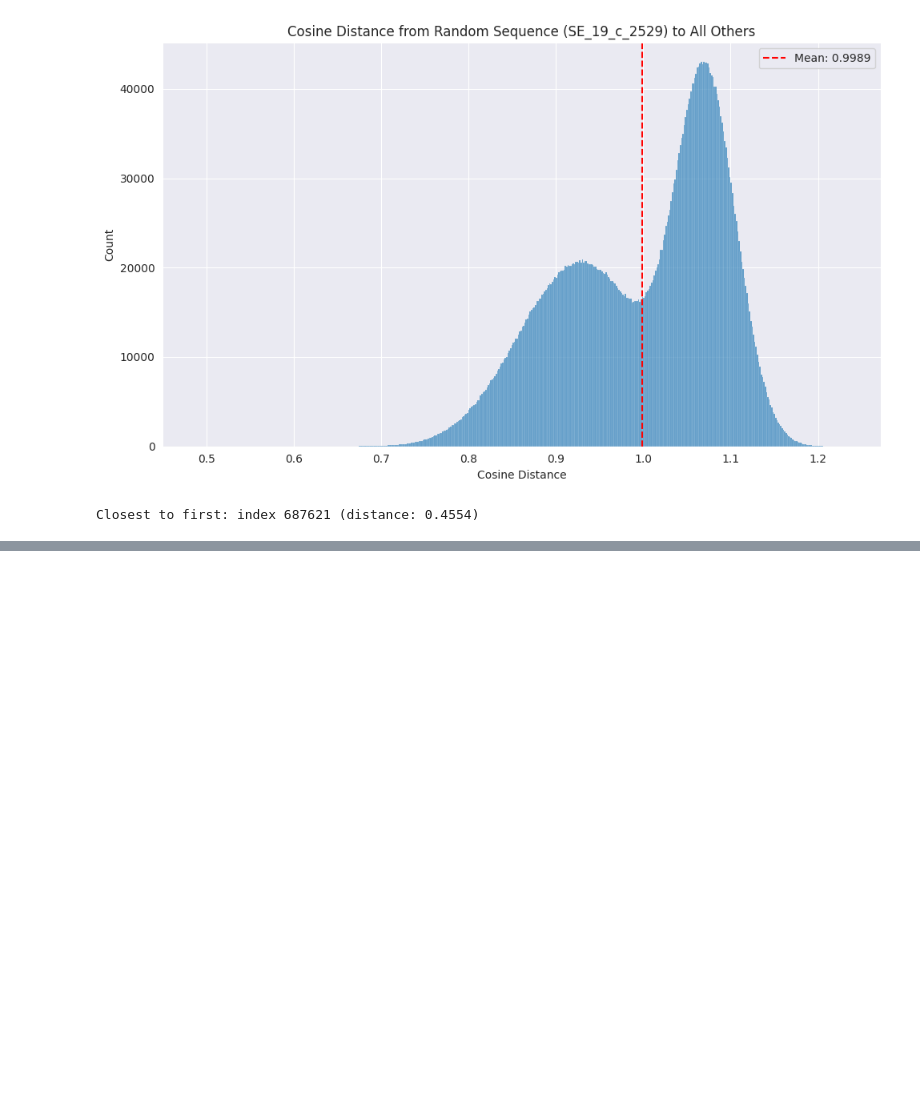
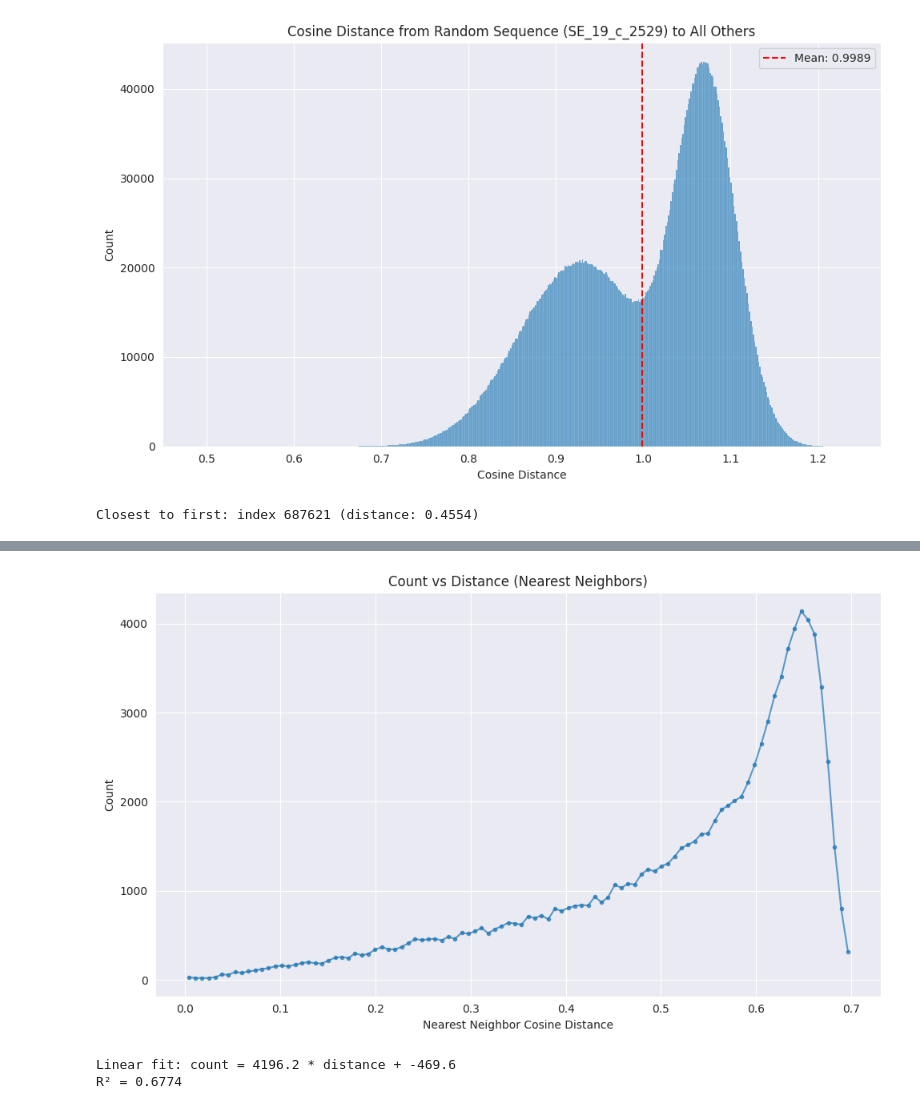
Before and after one commit to tnn111/Embedding, a Jupyter notebook: clustering.ipynb, the cells around one changed output, grey strips where cells are left out. Cells and saved outputs as stored; diff of their text form; code cells hidden in the pictures; blank space fills up the shorter version.

```diff
--- a/clustering.ipynb
+++ b/clustering.ipynb
@@ -234,0 +241,24 @@ plt.show()
+# %%
+# Plot count vs distance (binned)
+max_dist = 0.7
+bins = np.linspace(0, max_dist, 101)
+bin_centers = (bins[:-1] + bins[1:]) / 2
+counts, _ = np.histogram(min_distances[min_distances < max_dist], bins = bins)
+
+fig, ax = plt.subplots(figsize = (10, 6))
+ax.plot(bin_centers, counts, 'o-', markersize = 3, alpha = 0.7)
+ax.set_xlabel('Nearest Neighbor Cosine Distance')
+ax.set_ylabel('Count')
+ax.set_title('Count vs Distance (Nearest Neighbors)')
+plt.tight_layout()
+plt.show()
+
+# Fit a linear regression
+from scipy.stats import linregress
+slope, intercept, r_value, p_value, std_err = linregress(bin_centers, counts)
+print(f'Linear fit: count = {slope:.1f} * distance + {intercept:.1f}')
+print(f'R² = {r_value**2:.4f}')
+# %% [output]
+[figure, added]
+Linear fit: count = 4196.2 * distance + -469.6
+R² = 0.6774
```
Also changed, not shown: parts of 1 cell of this notebook, 1 other file.
